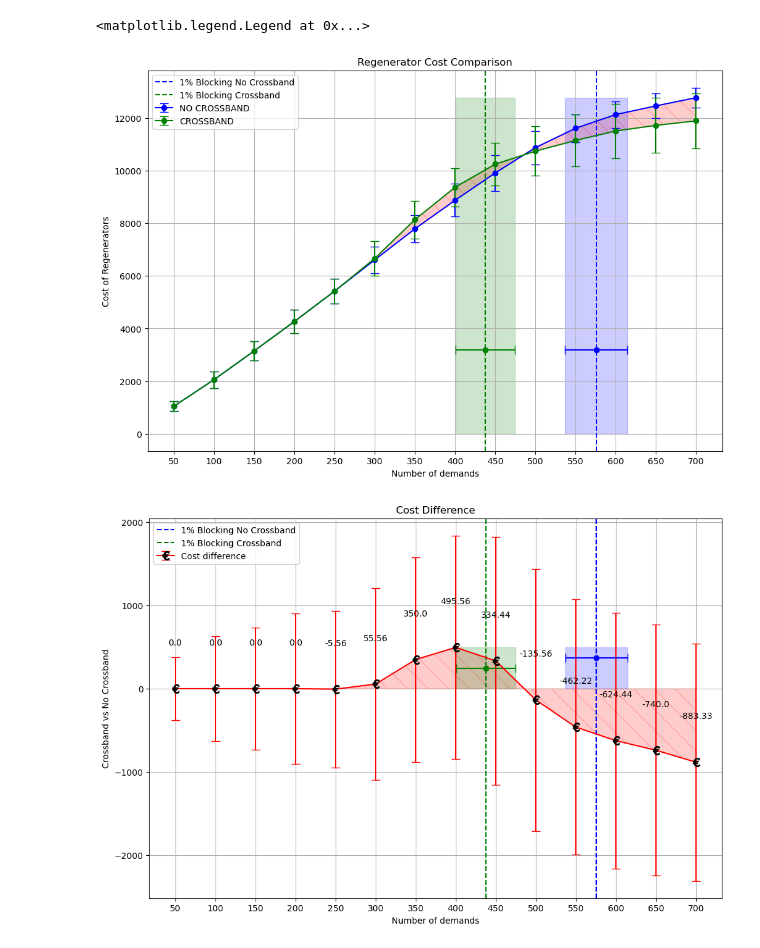
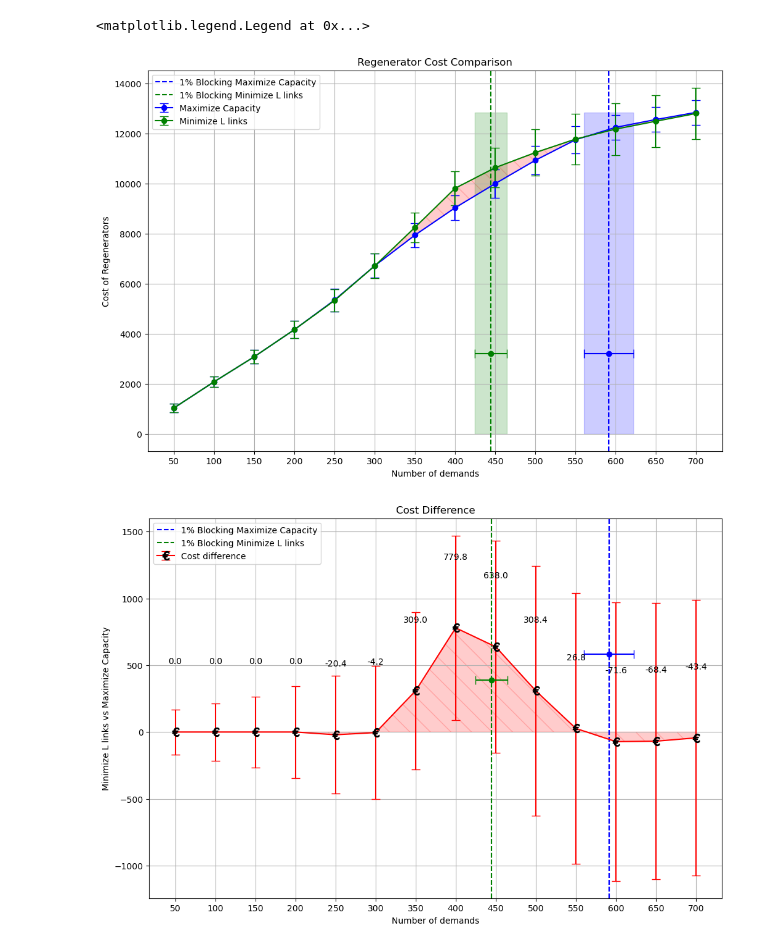
Before and after one commit to AlbertoCeresoli/CND_Nokia_CL-Bands, a Jupyter notebook: clbands_stats_comparizon.ipynb, the cells around one changed output. Cells and saved outputs as stored; diff of their text form; code cells hidden in the pictures.

```diff
--- a/clbands_stats_comparizon.ipynb
+++ b/clbands_stats_comparizon.ipynb
@@ -234,7 +234,7 @@ def allocateSpecialLband(G: nx.Graph, src: int, dst: int, rate: int, modTable: d
         def wavelength_weight(u, v, data):
             utilized_wavelengths = len(data[available_wavelengths])-sum(data[available_wavelengths])
 
-            if utilized_wavelengths == 96:
+            if utilized_wavelengths > 92:
                 return math.inf
             elif utilized_wavelengths > 0 and utilized_wavelengths < 96:
                 return utilized_wavelengths
@@ -414,7 +414,7 @@ def sap_ff_rwa_variable_mod_dualband(G: nx.Graph, demands: list, ksp: dict, modT
                     band = 'C-double'
                     for wav in available_waves_c[:bestModWaves]:
                         partial_dist = 0
-                        for i in range(upto - 1):
+                        for i in range(upto ):  # - 1
                             # Assert that the wavelength is indeed free and then mark it as used
                             assert G[path[i]][path[i + 1]]["c_available_wavelengths"][wav] == 1
                             G[path[i]][path[i + 1]]["c_available_wavelengths"][wav] = 0
@@ -990,7 +990,7 @@ def runHeuristic(G: nx.Graph, demands: list, num_spectrum: int, ksp_depth: int,
 
     if dualband:
         if crossband:
-            n_routed_demands, routed_demands, traffic_c, traffic_l, traffic_c_l, lost_traffic, one_percent=  sap_ff_rwa_variable_mod_dualband_crossband_2(G, demands, ksp, modTable, cumulative_total, cumulative_lost)
+            n_routed_demands, routed_demands, traffic_c, traffic_l, traffic_c_l, lost_traffic, one_percent=  sap_ff_rwa_variable_mod_dualband_crossband_2(G, demands, ksp, modTable, cumulative_total, cumulative_lost, l_maximizing)
         else:
             n_routed_demands, routed_demands, traffic_c, traffic_l, lost_traffic, one_percent= sap_ff_rwa_variable_mod_dualband(G, demands, ksp, modTable, cumulative_total, cumulative_lost, l_maximizing)
         edge_demand_map = {edge: {'C-band': [], 'L-band': []} for edge in G.edges}
@@ -1385,8 +1405,10 @@ results_list_mono = []
 for iteration in range(num_iteration - 1):
     c_band_traffic = []
     l_band_traffic = []
+    c_and_l_band_traffic = []
     lost_traffic = []
     mono_regen_number = []
+    cross_regen_number = []
     amplifiers_c_number = []
     amplifiers_l_number = []
     upgraded_link_percentage = []
@@ -1395,8 +1417,10 @@ for iteration in range(num_iteration - 1):
     for run_results in stats_results_mono:
         c_band_traffic.append(run_results[iteration][2])
         l_band_traffic.append(run_results[iteration][3])
+        c_and_l_band_traffic.append(run_results[iteration][4])
         lost_traffic.append(run_results[iteration][5])
         mono_regen_number.append(run_results[iteration][6])
+        cross_regen_number.append(run_results[iteration][7])
         amplifiers_c_number.append(run_results[iteration][8])
         amplifiers_l_number.append(run_results[iteration][9])
         upgraded_link_percentage.append(run_results[iteration][10])
@@ -1406,14 +1430,14 @@ for iteration in range(num_iteration - 1):
         np.std(c_band_traffic),
         np.mean(l_band_traffic),
         np.std(l_band_traffic),
-        0, # No cross traffic
-        0, # No cross traffic
+        np.mean(c_and_l_band_traffic), # No cross traffic
+        np.std(c_and_l_band_traffic),
         np.mean(lost_traffic),
         np.std(lost_traffic),
         np.mean(mono_regen_number),
         np.std(mono_regen_number),
-        0, # No cross regen
-        0, # No cross regen
+        np.mean(cross_regen_number),
+        np.std(cross_regen_number),
         np.mean(amplifiers_c_number),
         np.std(amplifiers_c_number),
         np.mean(amplifiers_l_number),
@@ -1839,6 +1863,8 @@ ________________________________________________________________________________
 
 mean_mono_regen_mono = [result[8] for result in results_list_mono]
 std_mono_regen_mono = [result[9] for result in results_list_mono]
+mean_cross_regen_mono = [result[10] for result in results_list_mono]
+std_cross_regen_mono = [result[11] for result in results_list_mono]
 
 mean_mono_regen_cross = [result[8] for result in results_list_cross]
 std_mono_regen_cross = [result[9] for result in results_list_cross]
@@ -1850,11 +1876,11 @@ index = np.arange(len(heuristicResults_mono))  # Assuming heuristicResults is a
 
 
 # NON-CROSSBAND
-ax.errorbar(index, [cost_mono_regen * mean for mean in mean_mono_regen_mono],
-            yerr= [cost_mono_regen * std for std in std_mono_regen_mono],
+ax.errorbar(index, [(cost_mono_regen * mean_mono_regen_mono[i]) + (cost_cross_regen * mean_cross_regen_mono[i]) for i in range(len(mean_mono_regen_mono))],
+            yerr= [(cost_mono_regen * std_mono_regen_mono[i]) + (cost_cross_regen * std_cross_regen_mono[i]) for i in range(len(std_cross_regen_mono))],
             fmt='o-',  # Format line and marker
             color='b',
-            label='NO CROSSBAND',
+            label='Maximize Capacity',
             capsize=5)
 
 # CROSSBAND
@@ -1862,18 +1888,18 @@ ax.errorbar(index, [(cost_mono_regen * mean_mono_regen_cross[i]) + (cost_cross_r
             yerr= [(cost_mono_regen * std_mono_regen_cross[i]) + (cost_cross_regen * std_cross_regen_cross[i]) for i in range(len(std_cross_regen_cross))],
             fmt='o-',  # Format line and marker
             color='g',
-            label='CROSSBAND',
+            label='Minimize L links',
             capsize=5)
 
 # Fill area between the two curves
 plt.fill_between(index, [(cost_mono_regen * mean_mono_regen_cross[i]) + (cost_cross_regen * mean_cross_regen_cross[i]) for i in range(len(mean_mono_regen_cross))],
-                    [cost_mono_regen * mean for mean in mean_mono_regen_mono],
+                    [(cost_mono_regen * mean_mono_regen_mono[i]) + (cost_cross_regen * mean_cross_regen_mono[i]) for i in range(len(mean_mono_regen_mono))],
                     color='r',
                     hatch= '\\',
                     alpha=0.2)
 
 if one_percent_mono_avg:
-    ax.axvline(x=one_percent_mono_avg, color='b', linestyle='--', label='1% Blocking No Crossband')
+    ax.axvline(x=one_percent_mono_avg, color='b', linestyle='--', label='1% Blocking Maximize Capacity')
     ax.fill_betweenx([0, max(cost_mono_regen * max(mean_mono_regen_mono), cost_mono_regen * max(mean_mono_regen_cross) + cost_cross_regen * max(mean_cross_regen_cross))],
                      one_percent_mono_avg - one_percent_mono_std,
                      one_percent_mono_avg + one_percent_mono_std,
@@ -1881,7 +1907,7 @@ if one_percent_mono_avg:
     ax.errorbar(x=one_percent_mono_avg,y= max(cost_mono_regen * max(mean_mono_regen_mono), cost_mono_regen * max(mean_mono_regen_cross) + cost_cross_regen * max(mean_cross_regen_cross))/4, xerr=one_percent_mono_std, fmt='o', color='b', capsize=5)
 
 if one_percent_cross_avg:
-    ax.axvline(x=one_percent_cross_avg, color='g', linestyle='--', label='1% Blocking Crossband')
+    ax.axvline(x=one_percent_cross_avg, color='g', linestyle='--', label='1% Blocking Minimize L links')
     ax.fill_betweenx([0, max(cost_mono_regen * max(mean_mono_regen_mono), cost_mono_regen * max(mean_mono_regen_cross) + cost_cross_regen * max(mean_cross_regen_cross))],
                      one_percent_cross_avg - one_percent_cross_std,
                      one_percent_cross_avg + one_percent_cross_std,
@@ -1902,53 +1928,53 @@ plt.legend()
 fig, ax = plt.subplots(figsize=(12, 8))
 index = np.arange(len(heuristicResults_mono))  # Assuming heuristicResults is a list
 
-ax.errorbar(index, [(cost_mono_regen * mean_mono_regen_cross[i]) + (cost_cross_regen * mean_cross_regen_cross[i]) - cost_mono_regen * mean_mono_regen_mono[i] for i in range(len(mean_mono_regen_cross))],
-            yerr= [(cost_mono_regen * std_mono_regen_cross[i]) + (cost_cross_regen * std_cross_regen_cross[i]) + cost_mono_regen * std_mono_regen_mono[i] for i in range(len(std_cross_regen_cross))],
+ax.errorbar(index, [(cost_mono_regen * mean_mono_regen_cross[i]) + (cost_cross_regen * mean_cross_regen_cross[i]) - (cost_mono_regen * mean_mono_regen_mono[i] + cost_cross_regen * mean_cross_regen_mono[i]) for i in range(len(mean_mono_regen_cross))],
+            yerr= [(cost_mono_regen * std_mono_regen_cross[i]) + (cost_cross_regen * std_cross_regen_cross[i]) + cost_mono_regen * std_mono_regen_mono[i] * mean_cross_regen_mono[i] for i in range(len(std_cross_regen_cross))],
             marker=r"$€$",
             markersize=10,
             mec='black', mfc='black',
             color='r',
             label='Cost difference',
             capsize=5)
 
 # Label each point
 for i in range(len(index)):
-    ax.text(index[i], (cost_mono_regen * mean_mono_regen_cross[i]) + (cost_cross_regen * mean_cross_regen_cross[i]) - cost_mono_regen * mean_mono_regen_mono[i] + 500,
-            f"{round((cost_mono_regen * mean_mono_regen_cross[i]) + (cost_cross_regen * mean_cross_regen_cross[i]) - cost_mono_regen * mean_mono_regen_mono[i], 2)}",
+    ax.text(index[i], (cost_mono_regen * mean_mono_regen_cross[i]) + (cost_cross_regen * mean_cross_regen_cross[i]) - (cost_mono_regen * mean_mono_regen_mono[i] + cost_cross_regen * mean_cross_regen_mono[i]) + 500,
+            f"{round((cost_mono_regen * mean_mono_regen_cross[i]) + (cost_cross_regen * mean_cross_regen_cross[i]) - (cost_mono_regen * mean_mono_regen_mono[i] + cost_cross_regen * mean_cross_regen_mono[i]), 2)}",
             ha='center', va='bottom', fontsize=10)
 
 # Fill the area under the curve
-plt.fill_between(index, [(cost_mono_regen * mean_mono_regen_cross[i]) + (cost_cross_regen * mean_cross_regen_cross[i]) - cost_mono_regen * mean_mono_regen_mono[i] for i in range(len(mean_mono_regen_cross))], 0,
+plt.fill_between(index, [(cost_mono_regen * mean_mono_regen_cross[i]) + (cost_cross_regen * mean_cross_regen_cross[i]) - (cost_mono_regen * mean_mono_regen_mono[i] + cost_cross_regen * mean_cross_regen_mono[i]) for i in range(len(mean_mono_regen_cross))], 0,
                 color='r',
                 hatch= '\\',
                 alpha=0.2)
 
 
 if one_percent_mono_avg:
-    ax.axvline(x=one_percent_mono_avg, color='b', linestyle='--', label='1% Blocking No Crossband')
-    ax.fill_betweenx([0, max([(cost_mono_regen * mean_mono_regen_cross[i]) + (cost_cross_regen * mean_cross_regen_cross[i]) - cost_mono_regen * mean_mono_regen_mono[i] for i in range(len(mean_mono_regen_cross))])],
-                     one_percent_mono_avg - one_percent_mono_std,
-                     one_percent_mono_avg + one_percent_mono_std,
-                     color='b', alpha=0.2)
+    ax.axvline(x=one_percent_mono_avg, color='b', linestyle='--', label='1% Blocking Maximize Capacity')
+    # ax.fill_betweenx([0, max([(cost_mono_regen * mean_mono_regen_cross[i]) + (cost_cross_regen * mean_cross_regen_cross[i]) - cost_mono_regen * mean_mono_regen_mono[i] for i in range(len(mean_mono_regen_cross))])],
+    #                  one_percent_mono_avg - one_percent_mono_std,
+    #                  one_percent_mono_avg + one_percent_mono_std,
+    #                  color='b', alpha=0.2)
     plt.axvline(x = one_percent_mono_avg, color='b', linestyle='--')
     ax.errorbar(x=one_percent_mono_avg,y= max([(cost_mono_regen * mean_mono_regen_cross[i]) + (cost_cross_regen * mean_cross_regen_cross[i]) - cost_mono_regen * mean_mono_regen_mono[i] for i in range(len(mean_mono_regen_cross))])*0.75, xerr=one_percent_mono_std, fmt='o', color='b', capsize=5)
 
 if one_percent_cross_avg:
-    ax.axvline(x=one_percent_cross_avg, color='g', linestyle='--', label='1% Blocking Crossband')
-    ax.fill_betweenx([0, max([(cost_mono_regen * mean_mono_regen_cross[i]) + (cost_cross_regen * mean_cross_regen_cross[i]) - cost_mono_regen * mean_mono_regen_mono[i] for i in range(len(mean_mono_regen_cross))])],
-                     one_percent_cross_avg - one_percent_cross_std,
-                     one_percent_cross_avg + one_percent_cross_std,
-                     color='g', alpha=0.2)
+    ax.axvline(x=one_percent_cross_avg, color='g', linestyle='--', label='1% Blocking Minimize L links')
+    # ax.fill_betweenx([0, max([(cost_mono_regen * mean_mono_regen_cross[i]) + (cost_cross_regen * mean_cross_regen_cross[i]) - cost_mono_regen * mean_mono_regen_mono[i] for i in range(len(mean_mono_regen_cross))])],
+    #                  one_percent_cross_avg - one_percent_cross_std,
+    #                  one_percent_cross_avg + one_percent_cross_std,
+    #                  color='g', alpha=0.2)
     plt.axvline(x = one_percent_cross_avg, color='g', linestyle='--')
     ax.errorbar(x=one_percent_cross_avg,y= max([(cost_mono_regen * mean_mono_regen_cross[i]) + (cost_cross_regen * mean_cross_regen_cross[i]) - cost_mono_regen * mean_mono_regen_mono[i] for i in range(len(mean_mono_regen_cross))])/2, xerr=one_percent_cross_std, fmt='o', color='g', capsize=5)
 
 plt.xticks(index, [(i + 1) * demand_at_a_time for i in index])
 plt.xlabel('Number of demands')
-plt.ylabel('Crossband vs No Crossband')
+plt.ylabel('Minimize L links vs Maximize Capacity')
 plt.title('Cost Difference')
 plt.grid()
 plt.legend()
 # %% [output]
 <matplotlib.legend.Legend at 0x...>
-[figure, old version]
+[figure, new version]
-[figure, old version]
+[figure, new version]
```
Also changed, not shown: parts of 9 cells of this notebook, 5 other files.
